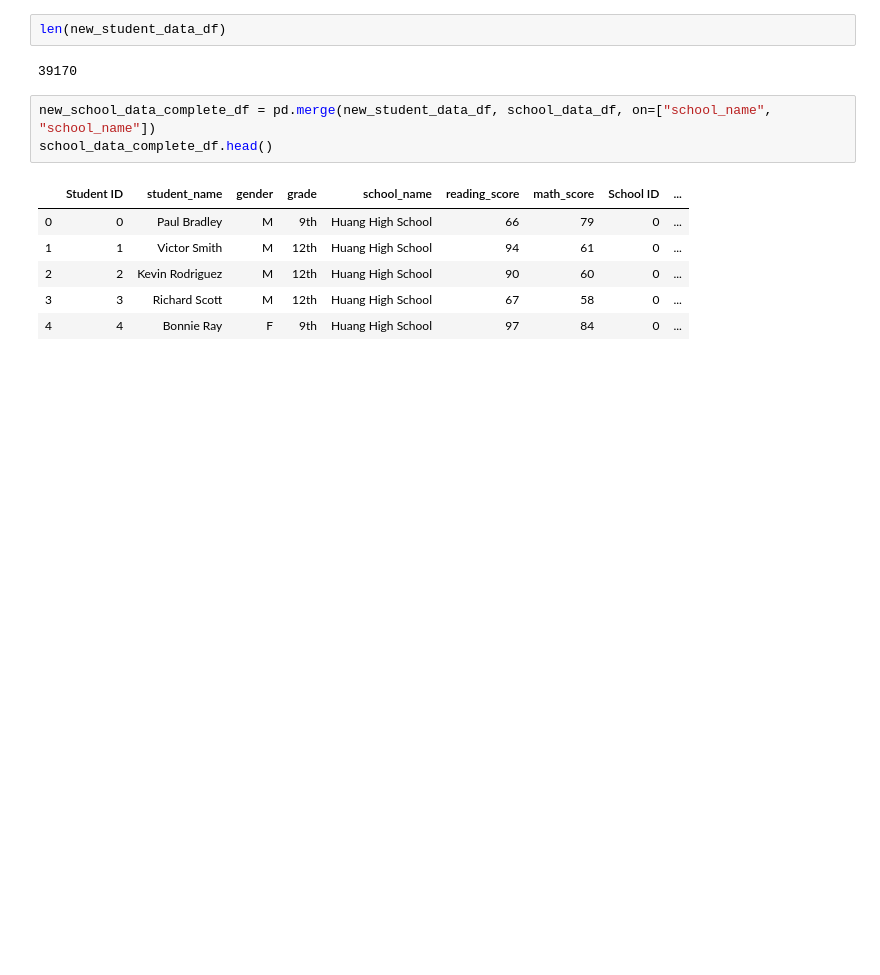
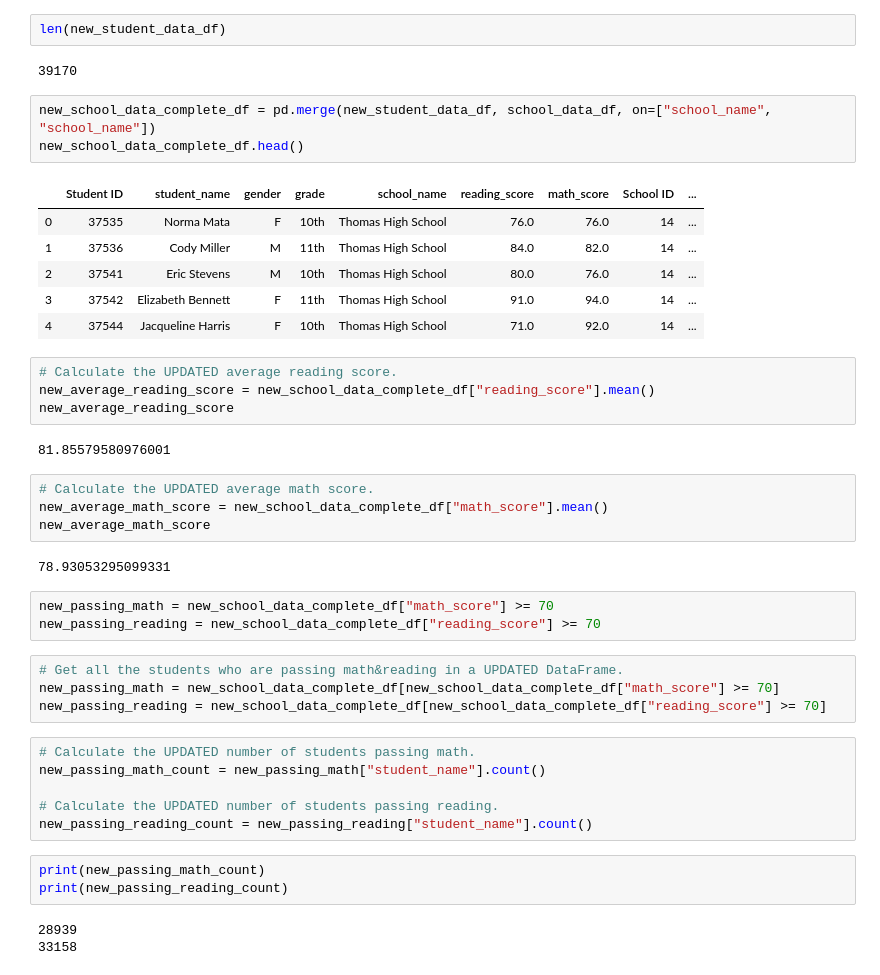
Before and after one commit to amikpatel/School_District_Analysis, a Jupyter notebook: PyCitySchools_Challenge.ipynb, the cells around one changed output. Saved outputs shown, nothing was run; the diff lists cells and outputs as text; blank space fills up the shorter version.

Commit message:
District & school summary updated

```diff
--- a/PyCitySchools_Challenge.ipynb
+++ b/PyCitySchools_Challenge.ipynb
@@ -1379,11 +1379,42 @@ len(new_student_data_df)
 39170
 # %%
 new_school_data_complete_df = pd.merge(new_student_data_df, school_data_df, on=["school_name", "school_name"])
-school_data_complete_df.head()
+new_school_data_complete_df.head()
 # %% [output]
 |  | Student ID | student_name | gender | grade | school_name | reading_score | math_score | School ID | ... |
-| 0 | 0 | Paul Bradley | M | 9th | Huang High School | 66 | 79 | 0 | ... |
-| 1 | 1 | Victor Smith | M | 12th | Huang High School | 94 | 61 | 0 | ... |
-| 2 | 2 | Kevin Rodriguez | M | 12th | Huang High School | 90 | 60 | 0 | ... |
-| 3 | 3 | Richard Scott | M | 12th | Huang High School | 67 | 58 | 0 | ... |
-| 4 | 4 | Bonnie Ray | F | 9th | Huang High School | 97 | 84 | 0 | ... |
+| 0 | 37535 | Norma Mata | F | 10th | Thomas High School | 76.0 | 76.0 | 14 | ... |
+| 1 | 37536 | Cody Miller | M | 11th | Thomas High School | 84.0 | 82.0 | 14 | ... |
+| 2 | 37541 | Eric Stevens | M | 10th | Thomas High School | 80.0 | 76.0 | 14 | ... |
+| 3 | 37542 | Elizabeth Bennett | F | 11th | Thomas High School | 91.0 | 94.0 | 14 | ... |
+| 4 | 37544 | Jacqueline Harris | F | 10th | Thomas High School | 71.0 | 92.0 | 14 | ... |
+# %%
+# Calculate the UPDATED average reading score.
+new_average_reading_score = new_school_data_complete_df["reading_score"].mean()
+new_average_reading_score
+# %% [output]
+81.85579580976001
+# %%
+# Calculate the UPDATED average math score.
+new_average_math_score = new_school_data_complete_df["math_score"].mean()
+new_average_math_score
+# %% [output]
+78.93053295099331
+# %%
+new_passing_math = new_school_data_complete_df["math_score"] >= 70
+new_passing_reading = new_school_data_complete_df["reading_score"] >= 70
+# %%
+# Get all the students who are passing math&reading in a UPDATED DataFrame.
+new_passing_math = new_school_data_complete_df[new_school_data_complete_df["math_score"] >= 70]
+new_passing_reading = new_school_data_complete_df[new_school_data_complete_df["reading_score"] >= 70]
+# %%
+# Calculate the UPDATED number of students passing math.
+new_passing_math_count = new_passing_math["student_name"].count()
+
+# Calculate the UPDATED number of students passing reading.
+new_passing_reading_count = new_passing_reading["student_name"].count()
+# %%
+print(new_passing_math_count)
+print(new_passing_reading_count)
+# %% [output]
+28939
+33158
```
Also changed, not shown: parts of 15 cells of this notebook.
